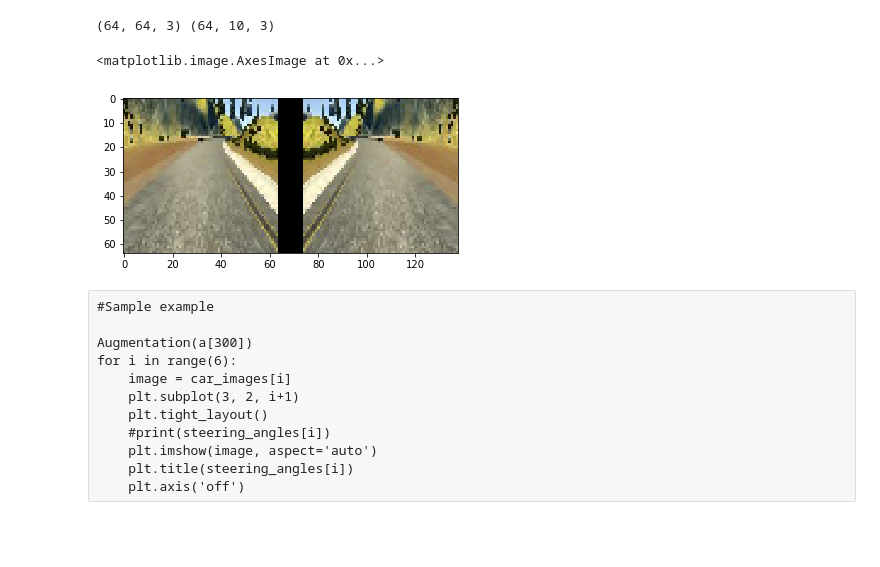
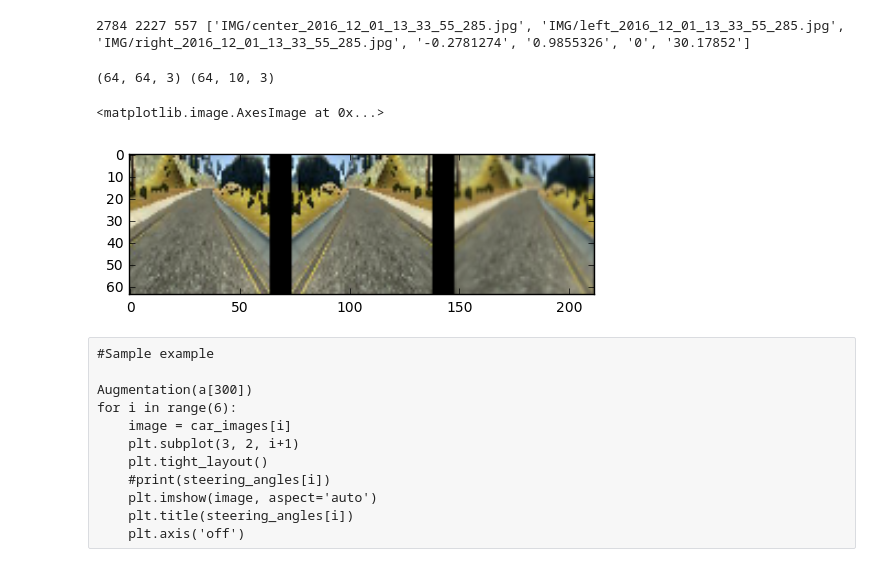
Before and after one commit to karanj1/SDCar, a Jupyter notebook: CarND-Behavioral-Cloning-P3/test6-Copy1.ipynb, the cells around one changed output. Cells and saved outputs as stored; diff of their text form; code cells hidden in the pictures; blank space fills up the shorter version.

Commit message:
p3 test6-copy1 better working 01G

```diff
--- a/CarND-Behavioral-Cloning-P3/test6-Copy1.ipynb
+++ b/CarND-Behavioral-Cloning-P3/test6-Copy1.ipynb
@@ -69,3 +112,8 @@ def brightness_process_image(Xpp_in, Xpp_out):
+# %%
+train_samples, validation_samples = train_test_split(samples2, test_size=0.2)
+print (len(samples2), len(train_samples), len(validation_samples), samples[550])
+# %% [output]
+2784 2227 557 ['IMG/center_2016_12_01_13_33_55_285.jpg', 'IMG/left_2016_12_01_13_33_55_285.jpg', 'IMG/right_2016_12_01_13_33_55_285.jpg', '-0.2781274', '0.9855326', '0', '30.17852']
 # %%
 #car_images = []
 #steering_angles = []
@@ -82,22 +130,49 @@ def process_image(image):
     #image2 = brightness_process_image(image, image2)
 
     return image
+# %%
+def transform_image(image,ang_range,shear_range,trans_range):
+# Rotation
+    ang_rot = np.random.uniform(ang_range)-ang_range/2
+    rows,cols,ch = image.shape
+    Rot_M = cv2.getRotationMatrix2D((cols/2,rows/2),ang_rot,1)
+# Translation
+    tr_x = trans_range*np.random.uniform()-trans_range/2
+    tr_y = trans_range*np.random.uniform()-trans_range/2
+    Trans_M = np.float32([[1,0,tr_x],[0,1,tr_y]])
+# Shear
+    pts1 = np.float32([[5,5],[20,5],[5,20]])
+    pt1 = 5+shear_range*np.random.uniform()-shear_range/2
+    pt2 = 20+shear_range*np.random.uniform()-shear_range/2
+    pts2 = np.float32([[pt1,5],[pt2,pt1],[5,pt2]])
+    shear_M = cv2.getAffineTransform(pts1,pts2)
+
+    image = cv2.warpAffine(image,Rot_M,(cols,rows))
+    image = cv2.warpAffine(image,Trans_M,(cols,rows))
+    image = cv2.warpAffine(image,shear_M,(cols,rows))
+
+    #image2 = np.zeros(X_train[0].shape, dtype='u1')
+    # Preprocessing
+    #image2 = brightness_process_image(image,image2)     # brightness Normalization & Augmentaion
+
+    return image
 # %%
 #Sample processing on first image in csv file
 path = 'data/data/' # fill in the path to your training IMG directory
 
 divider = np.asarray(np.zeros((64,10,3), dtype='u1'))
 
 #img_center1 = process_image(np.asarray(Image.open(path+csvlines[550][0:38]))) #line[x][0:38], x is row number, [0:38] is characters of first coulmn of that row..
 img_center1 = process_image(np.asarray(Image.open(path+samples[250][0])))  #line[x][1], x is row number, [0] is 0th coulmn of that row..
 print(img_center1.shape, divider.shape)
 img_center1_flipped = np.fliplr(img_center1)
-res1 = np.hstack((img_center1, divider, img_center1_flipped))
+img_center2 = transform_image(img_center1,2,2,2)
+res1 = np.hstack((img_center1, divider, img_center1_flipped, divider, img_center2))
 plt.imshow(res1)
 # %% [output]
 (64, 64, 3) (64, 10, 3)
 <matplotlib.image.AxesImage at 0x...>
-[figure, old version]
+[figure, new version]
 # %%
 def Augmentation(row, car_images, steering_angles):
     steering_center = float(row[3])
```
Also changed, not shown: parts of 11 cells of this notebook, 3 other files.
